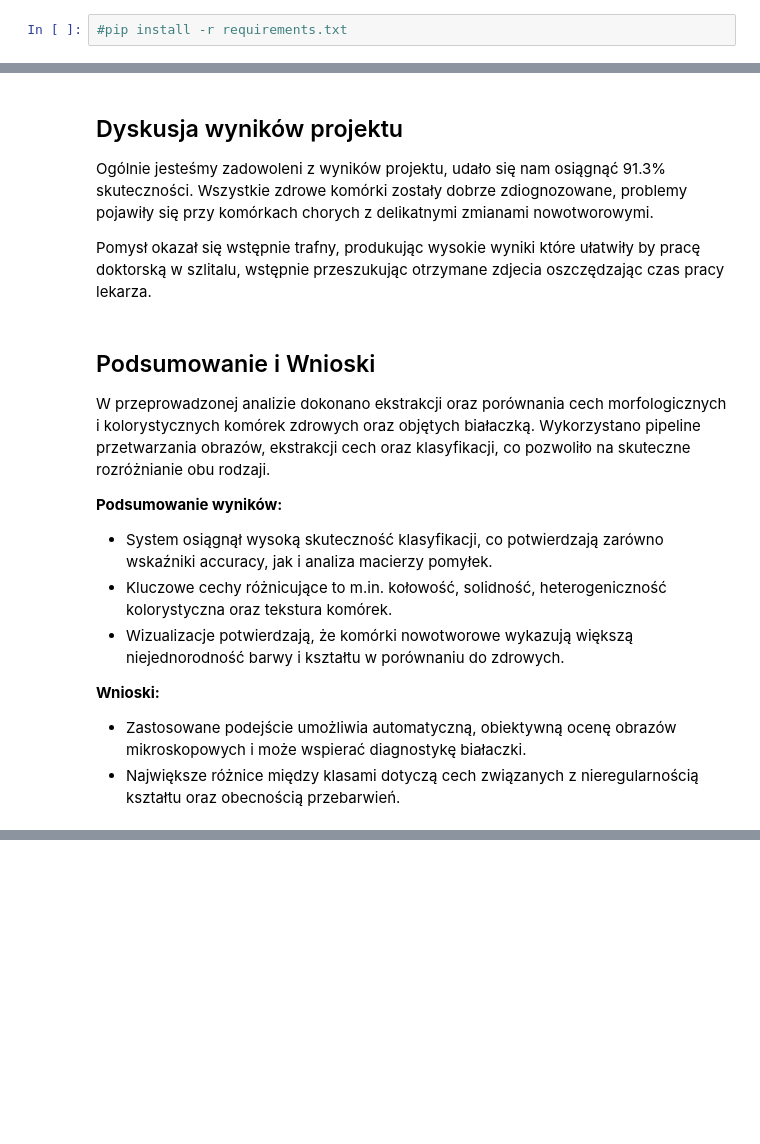
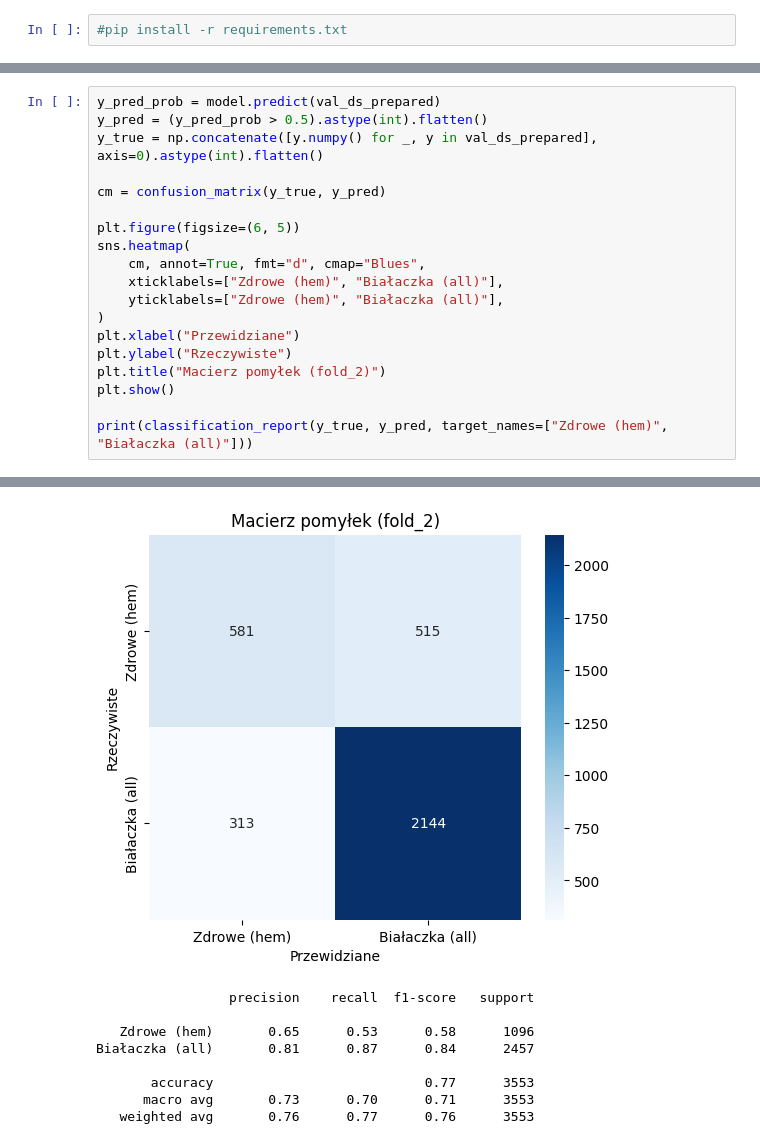
Before and after one commit to sdrapinski/Leukemia-multimedia-analysis, a Jupyter notebook: mainCnn.ipynb, the cells around one changed output, grey strips where cells are left out. Saved outputs shown, nothing was run; the diff lists cells and outputs as text; blank space fills up the shorter version.

```diff
--- a/mainCnn.ipynb
+++ b/mainCnn.ipynb
@@ -346,20 +206,20 @@ weighted avg       0.43      0.41      0.42        22
-# %% [markdown]
-## Dyskusja wyników projektu
-
-Ogólnie jesteśmy zadowoleni z wyników projektu, udało się nam osiągnąć 91.3% skuteczności. Wszystkie zdrowe komórki zostały dobrze zdiognozowane, problemy pojawiły się przy komórkach chorych z delikatnymi zmianami nowotworowymi.
-
-Pomysł okazał się wstępnie trafny, produkując wysokie wyniki które ułatwiły by pracę doktorską w szlitalu, wstępnie przeszukując otrzymane zdjecia oszczędzając czas pracy lekarza.
-# %% [markdown]
-## Podsumowanie i Wnioski
-
-W przeprowadzonej analizie dokonano ekstrakcji oraz porównania cech morfologicznych i kolorystycznych komórek zdrowych oraz objętych białaczką.
-Wykorzystano pipeline przetwarzania obrazów, ekstrakcji cech oraz klasyfikacji, co pozwoliło na skuteczne rozróżnianie obu rodzaji.
-
-**Podsumowanie wyników:**
-- System osiągnął wysoką skuteczność klasyfikacji, co potwierdzają zarówno wskaźniki accuracy, jak i analiza macierzy pomyłek.
-- Kluczowe cechy różnicujące to m.in. kołowość, solidność, heterogeniczność kolorystyczna oraz tekstura komórek.
-- Wizualizacje potwierdzają, że komórki nowotworowe wykazują większą niejednorodność barwy i kształtu w porównaniu do zdrowych.
-
-**Wnioski:**
-- Zastosowane podejście umożliwia automatyczną, obiektywną ocenę obrazów mikroskopowych i może wspierać diagnostykę białaczki.
-- Największe różnice między klasami dotyczą cech związanych z nieregularnością kształtu oraz obecnością przebarwień.
+# %%
+y_pred_prob = model.predict(val_ds_prepared)
+y_pred = (y_pred_prob > 0.5).astype(int).flatten()
+y_true = np.concatenate([y.numpy() for _, y in val_ds_prepared], axis=0).astype(int).flatten()
+
+cm = confusion_matrix(y_true, y_pred)
+
+plt.figure(figsize=(6, 5))
+sns.heatmap(
+    cm, annot=True, fmt="d", cmap="Blues",
+    xticklabels=["Zdrowe (hem)", "Białaczka (all)"],
+    yticklabels=["Zdrowe (hem)", "Białaczka (all)"],
+)
+plt.xlabel("Przewidziane")
+plt.ylabel("Rzeczywiste")
+plt.title("Macierz pomyłek (fold_2)")
+plt.show()
+
+print(classification_report(y_true, y_pred, target_names=["Zdrowe (hem)", "Białaczka (all)"]))
+# %% [output]
@@ -365,0 +227,9 @@ Wykorzystano pipeline przetwarzania obrazów, ekstrakcji cech oraz klasyfikacji,
+[figure, added]
+                 precision    recall  f1-score   support
+
+   Zdrowe (hem)       0.65      0.53      0.58      1096
+Białaczka (all)       0.81      0.87      0.84      2457
+
+       accuracy                           0.77      3553
+      macro avg       0.73      0.70      0.71      3553
+   weighted avg       0.76      0.77      0.76      3553
```
Also changed, not shown: parts of 33 cells of this notebook, 4 other files.
